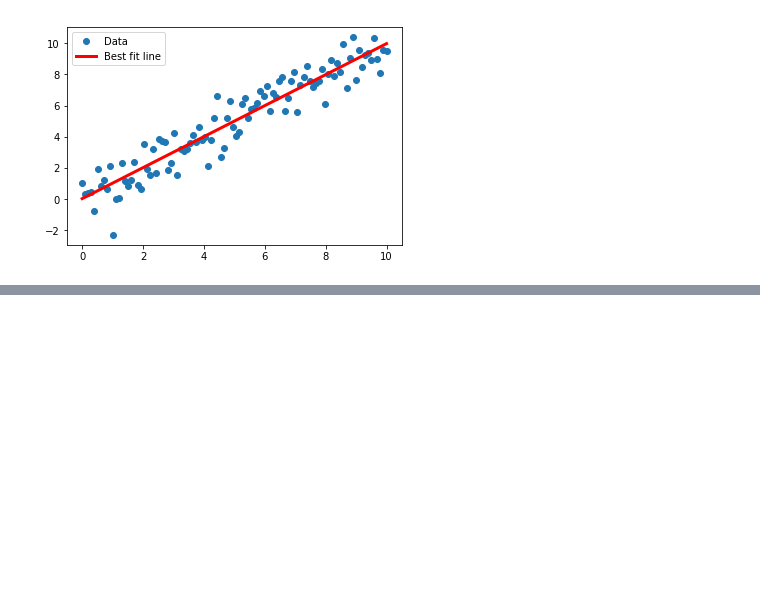
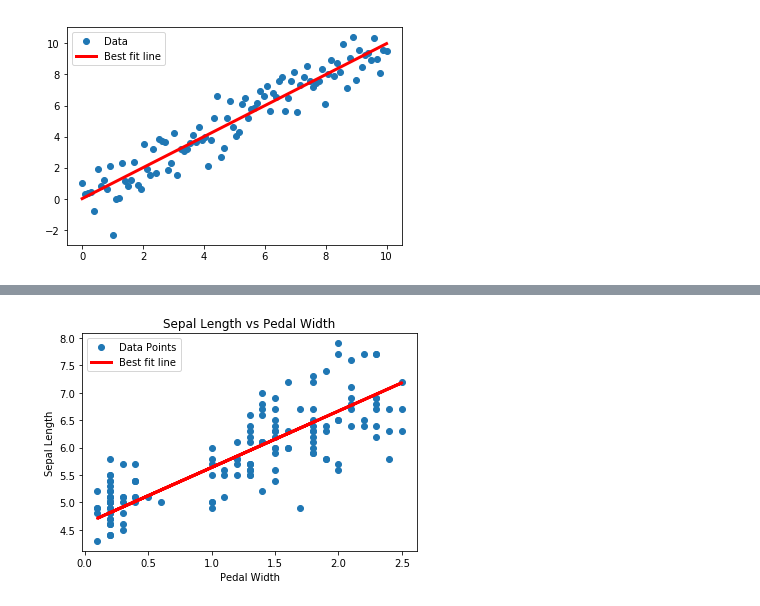
Before and after one commit to calmzhuang/tensorflow_practice, a Jupyter notebook: linear_regression_basic_tensorflow.ipynb, the cells around one changed output, grey strips where cells are left out. Cells and saved outputs as stored; diff of their text form; code cells hidden in the pictures; blank space fills up the shorter version.

```diff
--- a/linear_regression_basic_tensorflow.ipynb
+++ b/linear_regression_basic_tensorflow.ipynb
@@ -81,0 +228,20 @@ plt.show()
+# %%
+demming_numerator = tf.abs(tf.subtract(y_target, tf.add(tf.matmul(x_data, A), b)))
+demming_denominator = tf.sqrt(tf.add(tf.square(A), 1))
+loss = tf.reduce_mean(tf.truediv(demming_numerator, demming_denominator))
+# %%
+init = tf.global_variables_initializer()
+sess.run(init)
+my_opt = tf.train.GradientDescentOptimizer(0.1)
+train_step = my_opt.minimize(loss)
+loss_vec = []
+for i in range(1000):
+    rand_index = np.random.choice(len(x_vals), size=batch_size)
+    rand_x = np.transpose([x_vals[rand_index]])
+    rand_y = np.transpose([y_vals[rand_index]])
+    sess.run(train_step, feed_dict={x_data: rand_x, y_target: rand_y})
+    temp_loss = sess.run(loss, feed_dict={x_data: rand_x, y_target:rand_y})
+    loss_vec.append(temp_loss)
+    if (i + 1) % 50 == 0:
+        print('Step #' + str(i + 1) + 'A = ' + str(sess.run(A)) + 'b = ' + str(sess.run(b)))
+        print('Loss = ' + str(temp_loss))
@@ -81,0 +266,15 @@ plt.show()
+# %%
+[slope] = sess.run(A)
+[y_intercept] = sess.run(b)
+best_fit = []
+for i in x_vals:
+    best_fit.append(slope * i + y_intercept)
+plt.plot(x_vals, y_vals, 'o', label='Data Points')
+plt.plot(x_vals, best_fit, 'r-', label='Best fit line', linewidth=3)
+plt.legend(loc='upper left')
+plt.title('Sepal Length vs Pedal Width')
+plt.xlabel('Pedal Width')
+plt.ylabel('Sepal Length')
+plt.show()
+# %% [output]
+[figure, added]
```
Also changed, not shown: parts of 16 cells of this notebook.
